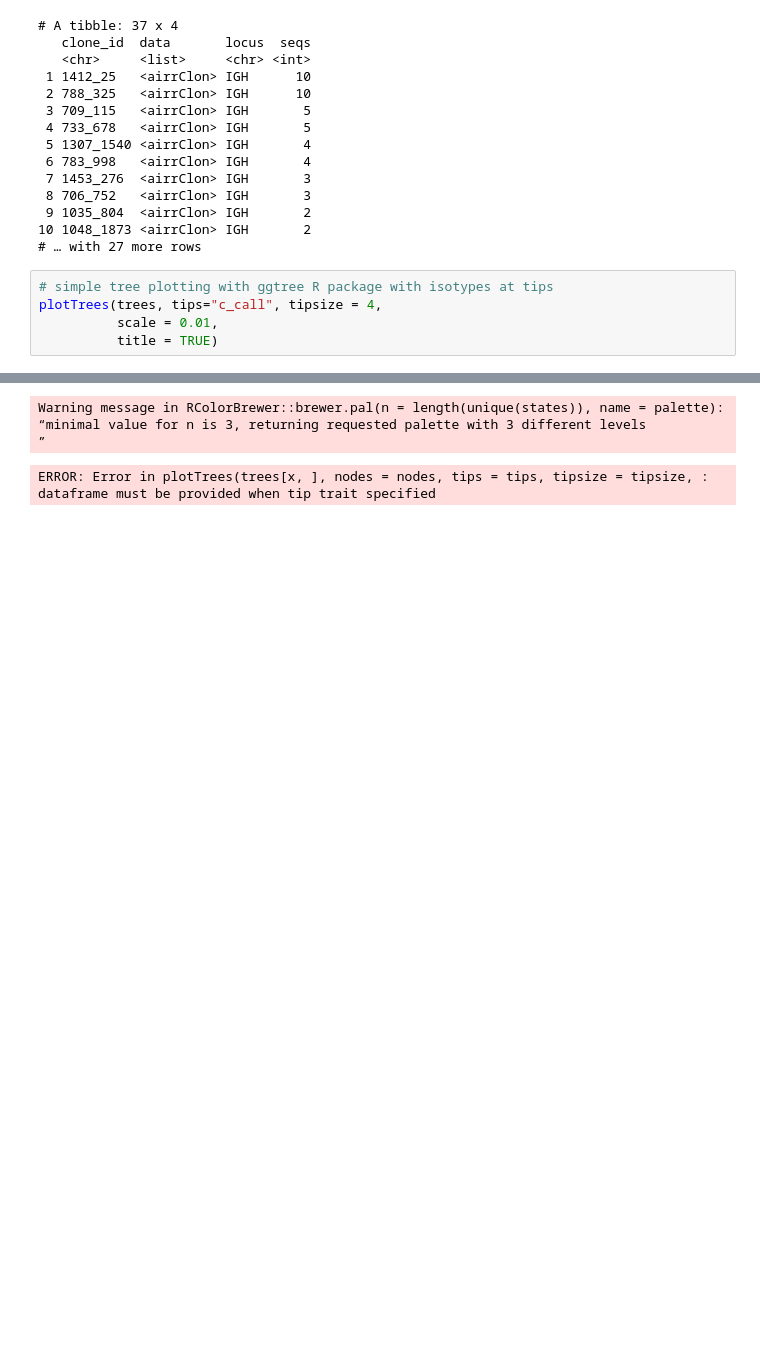
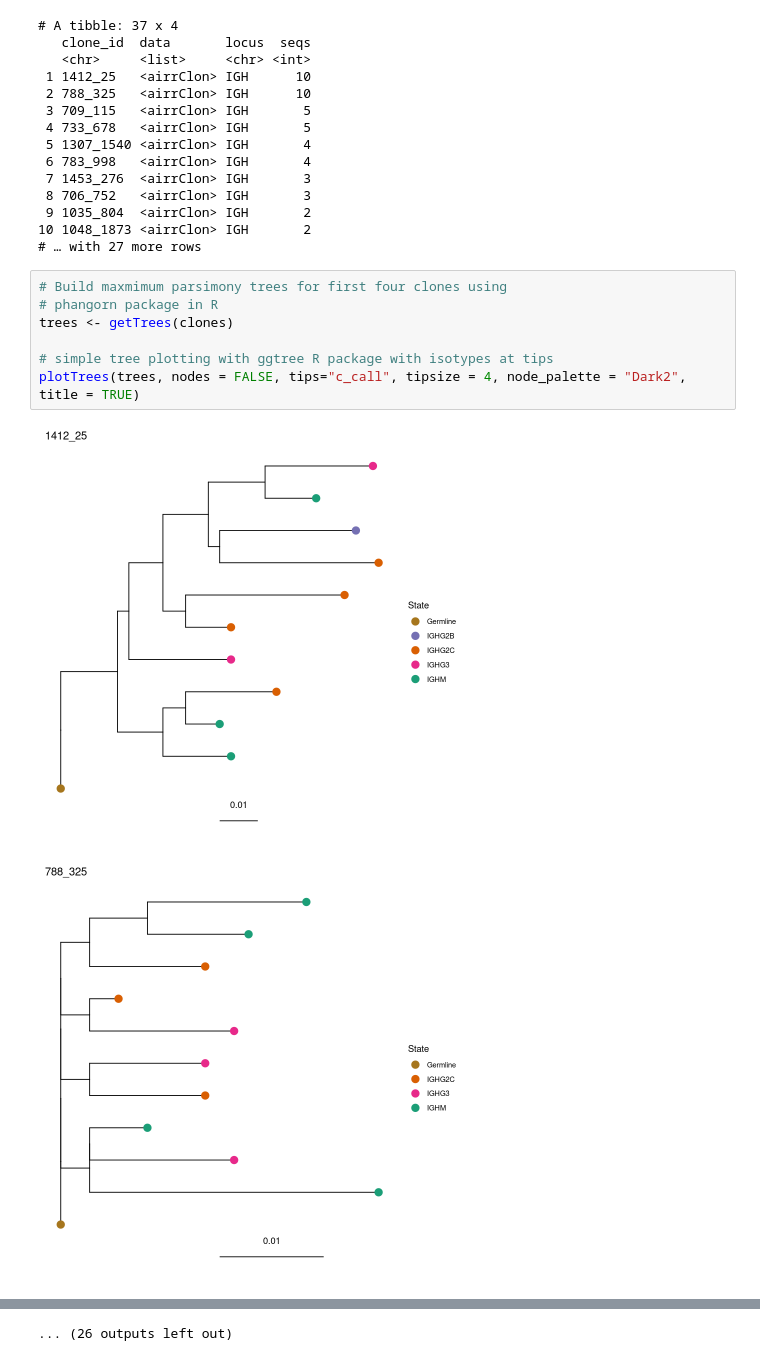
Before and after one commit to sphilmoon/immcantation, a Jupyter notebook: processed_docker/a_docker/jupyter/dowser/dowser_a_032922_pm_TEST_02.ipynb, the cells around one changed output, grey strips where cells are left out. Drawn from its saved outputs; the diff is of its cells as text; blank space fills up the shorter version.

```diff
--- a/processed_docker/a_docker/jupyter/dowser/dowser_a_032922_pm_TEST_02.ipynb
+++ b/processed_docker/a_docker/jupyter/dowser/dowser_a_032922_pm_TEST_02.ipynb
@@ -61,8 +61,12 @@ print(clones)
 10 1048_1873 <airrClon> IGH       2
 # … with 27 more rows
 # %%
+# Build maxmimum parsimony trees for first four clones using
+# phangorn package in R
+trees <- getTrees(clones)
+
 # simple tree plotting with ggtree R package with isotypes at tips
-plotTrees(trees, tips="c_call", tipsize = 4,
-          scale = 0.01,
-          title = TRUE)
+plotTrees(trees, nodes = FALSE, tips="c_call", tipsize = 4, node_palette = "Dark2", title = TRUE)
 # %% [output]
+[figure, added]
+[figure, added]
@@ -69,7 +83,4 @@ plotTrees(trees, tips="c_call", tipsize = 4,
-Warning message in RColorBrewer::brewer.pal(n = length(unique(states)), name = palette):
-“minimal value for n is 3, returning requested palette with 3 different levels
-”
+... (26 outputs left out)
-ERROR: Error in plotTrees(trees[x, ], nodes = nodes, tips = tips, tipsize = tipsize, : dataframe must be provided when tip trait specified
 # %%
 # Build trees using dnapars.
 # exec here is set to dnapars position in the Docker image.
```
Also changed, not shown: parts of 6 cells of this notebook, 2 other files.
